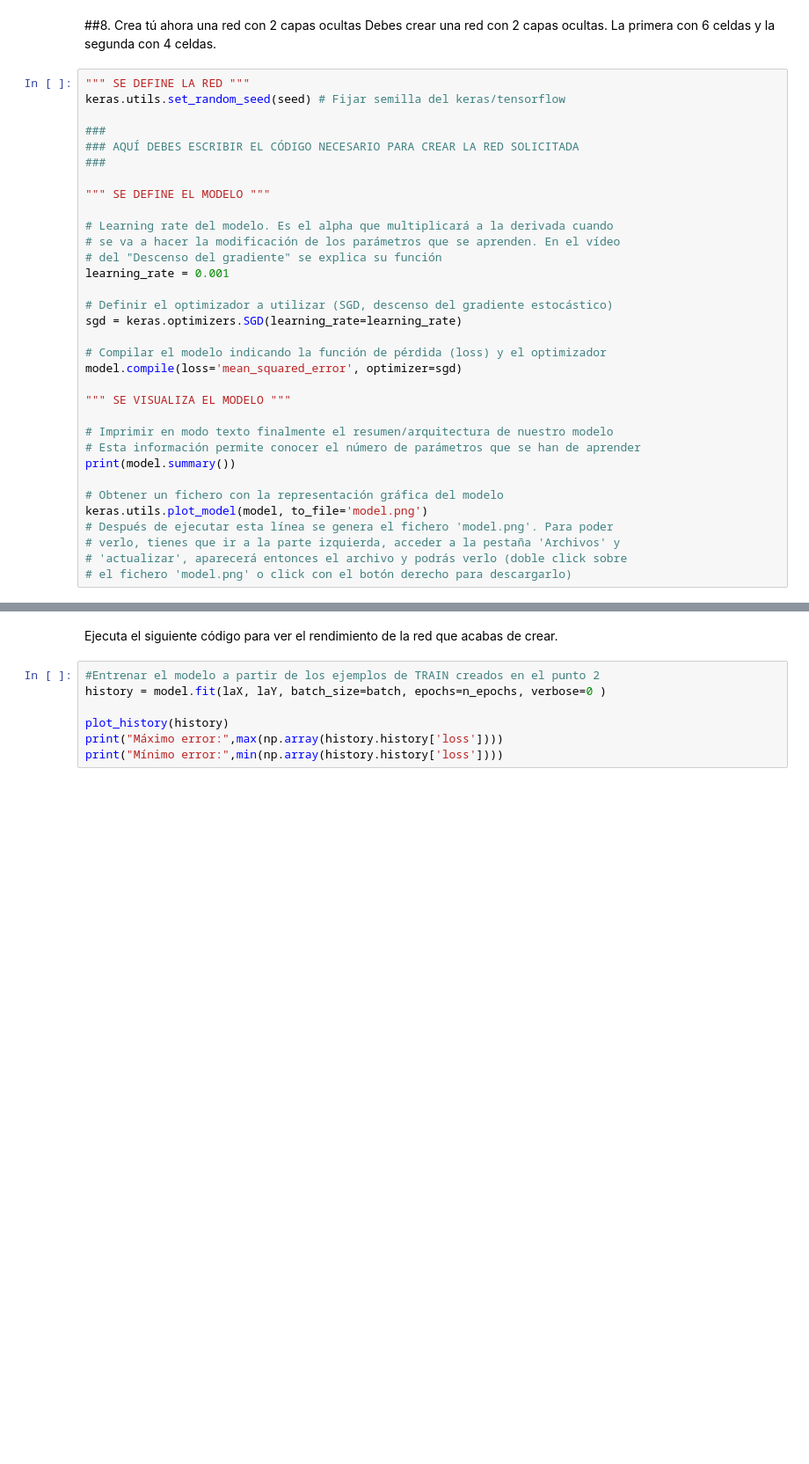
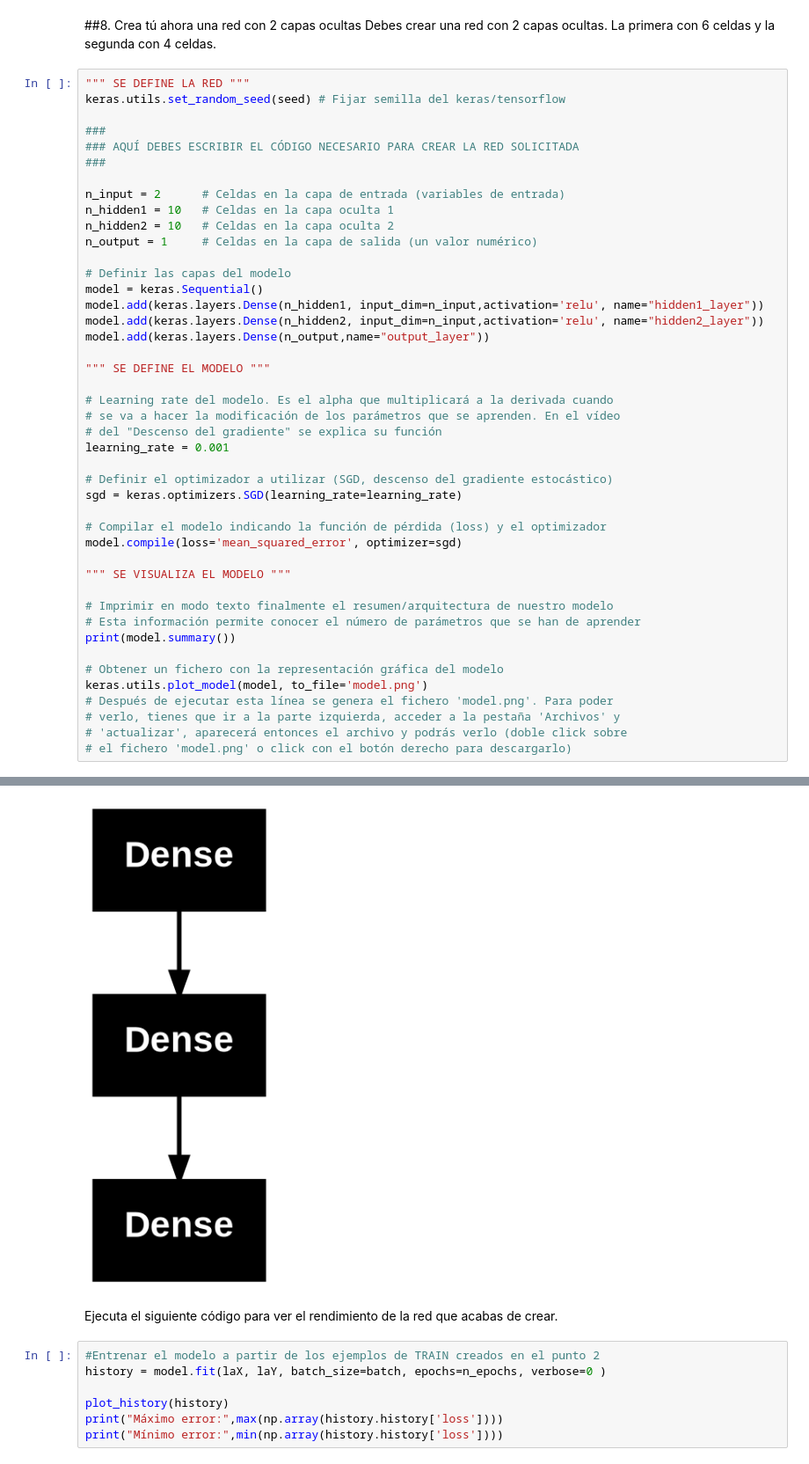
Before and after one commit to fernandopitaalbiac/A19_APDL_01, a Jupyter notebook: 20261122_DL_Regresion_Keras_TF2.ipynb, the cells around one changed output, grey strips where cells are left out. Shown at 88% size. Saved outputs shown, nothing was run; the diff lists cells and outputs as text; blank space fills up the shorter version.

```diff
--- a/20261122_DL_Regresion_Keras_TF2.ipynb
+++ b/20261122_DL_Regresion_Keras_TF2.ipynb
@@ -270,6 +398,17 @@ keras.utils.set_random_seed(seed) # Fijar semilla del keras/tensorflow
 ###
 ### AQUÍ DEBES ESCRIBIR EL CÓDIGO NECESARIO PARA CREAR LA RED SOLICITADA
 ###
+
+n_input = 2      # Celdas en la capa de entrada (variables de entrada)
+n_hidden1 = 10   # Celdas en la capa oculta 1
+n_hidden2 = 10   # Celdas en la capa oculta 2
+n_output = 1     # Celdas en la capa de salida (un valor numérico)
+
+# Definir las capas del modelo
+model = keras.Sequential()
+model.add(keras.layers.Dense(n_hidden1, input_dim=n_input,activation='relu', name="hidden1_layer"))
+model.add(keras.layers.Dense(n_hidden2, input_dim=n_input,activation='relu', name="hidden2_layer"))
+model.add(keras.layers.Dense(n_output,name="output_layer"))
 
 """ SE DEFINE EL MODELO """
 
@@ -296,3 +435,4 @@ keras.utils.plot_model(model, to_file='model.png')
 # verlo, tienes que ir a la parte izquierda, acceder a la pestaña 'Archivos' y
 # 'actualizar', aparecerá entonces el archivo y podrás verlo (doble click sobre
 # el fichero 'model.png' o click con el botón derecho para descargarlo)
+# %% [output]
@@ -299,3 +453,4 @@ keras.utils.plot_model(model, to_file='model.png')
+[figure, added]
 # %% [markdown]
 Ejecuta el siguiente código para ver el rendimiento de la red que acabas de crear.
 # %%
```
Also changed, not shown: parts of 17 cells of this notebook.
